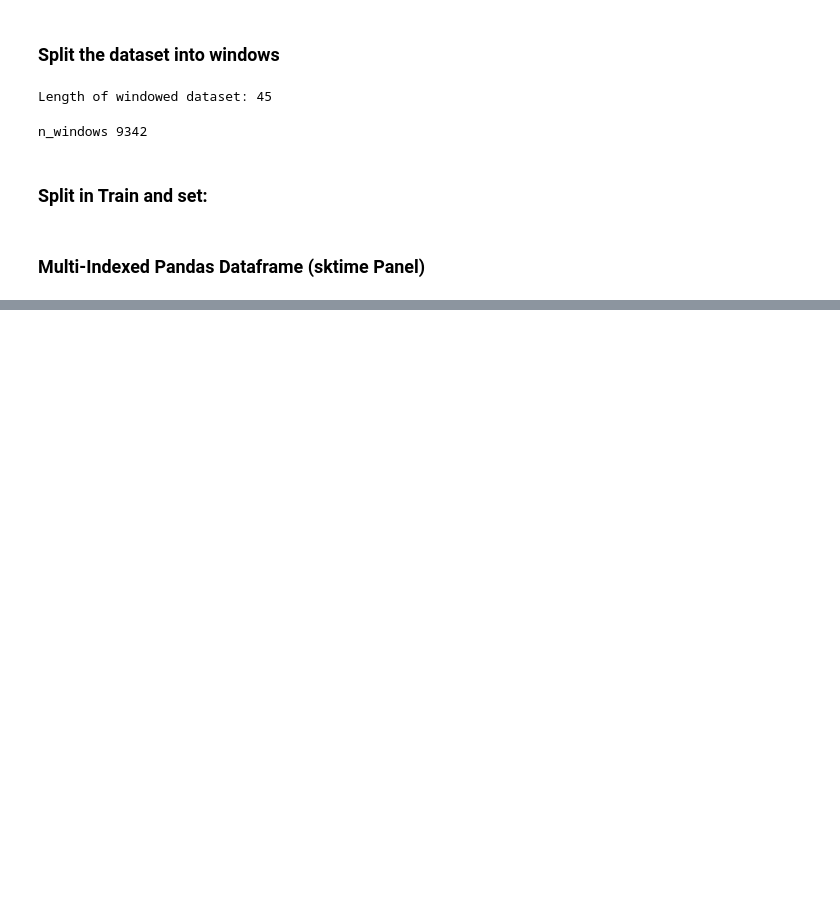
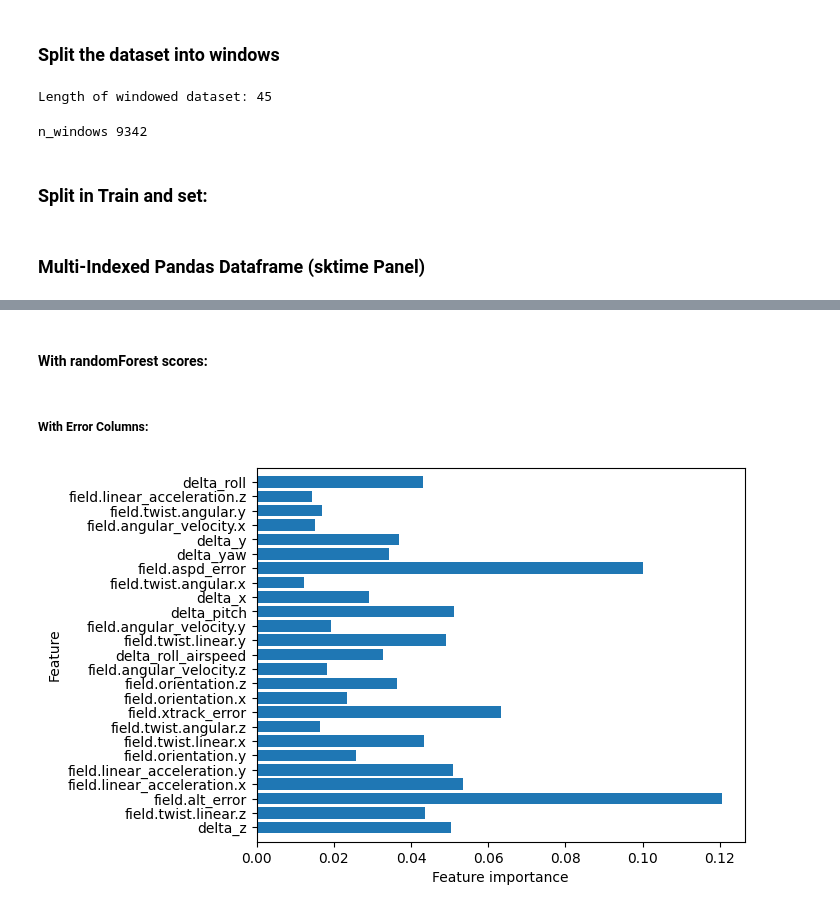
Before and after one commit to CristianMorasso/statistical_project, a Jupyter notebook: Copia_di_statiscal_learning.ipynb, the cells around one changed output, grey strips where cells are left out. Saved outputs shown, nothing was run; the diff lists cells and outputs as text; code cells hidden in the pictures; blank space fills up the shorter version.

```diff
--- a/Copia_di_statiscal_learning.ipynb
+++ b/Copia_di_statiscal_learning.ipynb
@@ -336,0 +242,6 @@ y_test: (1869,)
+# %%
+# Parameters for Feature selection
+concatted_dfs = X_train
+concatted_dfs.reset_index(drop=True, inplace=True)
+concatted_dfs.drop(labels=["flight", "step"], index=1, inplace=True)
+concatted_y = y_train
@@ -336,0 +272,2 @@ y_test: (1869,)
+# %% [markdown]
+#### With randomForest scores:
@@ -336,0 +287,19 @@ y_test: (1869,)
+# %% [markdown]
+
+##### With Error Columns:
+# %%
+# WITH ERROR COLUMNS:
+#
+concatted_ndarray = concatted_dfs.to_numpy()
+rf = RandomForestClassifier()
+rf.fit(concatted_ndarray, concatted_y)
+# Plot the feature importances
+plot_feature_importances(rf)
+
+# Select the n best features
+n = 20
+feature_mask = list(zip(concatted_dfs.columns, rf.feature_importances_))
+feature_mask.sort(key=lambda x: x[1])
+feature_mask = list(map(lambda x: x[0], feature_mask[:n]))
+# %% [output]
+[figure, added]
```
Also changed, not shown: parts of 38 cells of this notebook.
